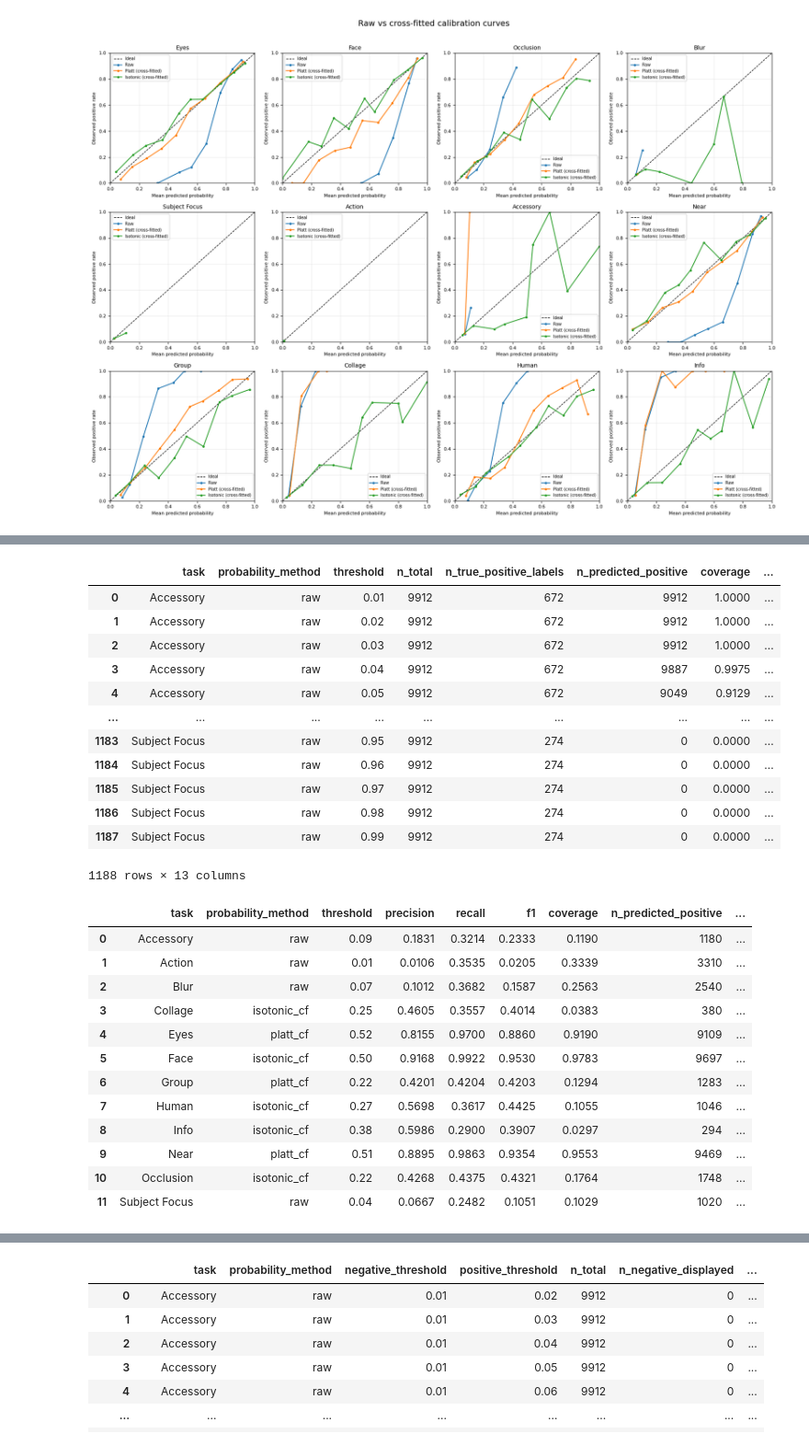
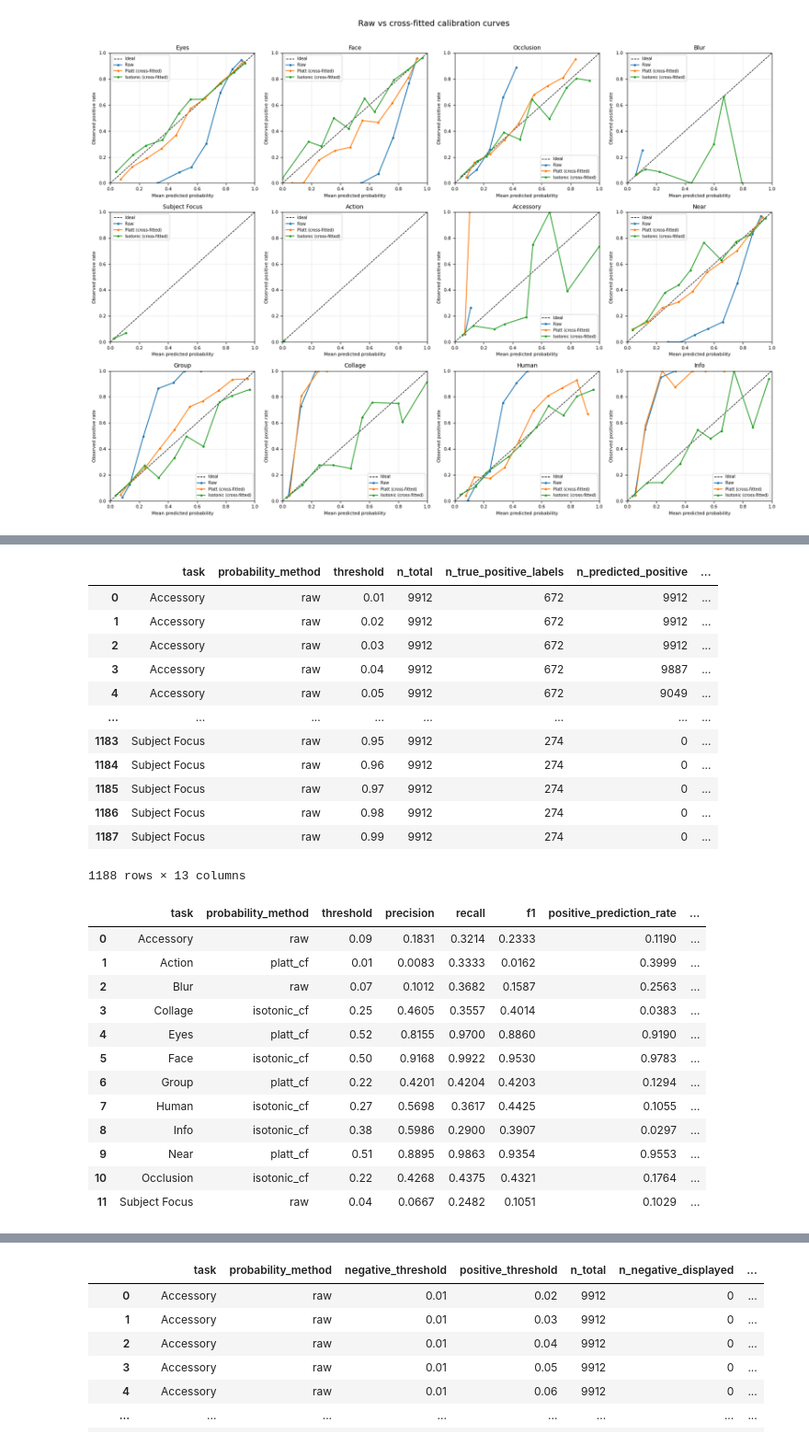
Before and after one commit to GhiasAli17/Petfinder-Pawpularity-Analysis, a Jupyter notebook: extra/exp20_inference_calibration/exp20_inference_feedback_with_calibration.ipynb, the cells around one changed output, grey strips where cells are left out. Shown at 92% size. Drawn from its saved outputs; the diff is of its cells as text; code cells hidden in the pictures.

Commit message:
isotonic fixes

```diff
--- a/extra/exp20_inference_calibration/exp20_inference_feedback_with_calibration.ipynb
+++ b/extra/exp20_inference_calibration/exp20_inference_feedback_with_calibration.ipynb
@@ -210,11 +196,10 @@ def crossfit_calibration(aux_df, tasks, fold_col="fold"):
             if len(test_idx) == 0 or train[y_col].nunique() < 2:
                 continue
 
-            x_train = train[p_col].clip(1e-6, 1 - 1e-6).to_numpy()
+            x_train = train[p_col].to_numpy(dtype=float)
             y_train = train[y_col].astype(int).to_numpy()
-            x_test = out.loc[test_idx, p_col].clip(1e-6, 1 - 1e-6).to_numpy()
-
-            platt = LogisticRegression(solver="lbfgs")
+            x_test = out.loc[test_idx, p_col].to_numpy(dtype=float)
+            platt = LogisticRegression(solver="lbfgs", max_iter=1000)
             platt.fit(x_train.reshape(-1, 1), y_train)
             out.loc[test_idx, f"{task}_prob_platt_cf"] = (
                 platt.predict_proba(x_test.reshape(-1, 1))[:, 1]
@@ -364,7 +349,7 @@ Cross-fitted calibration improved probability quality for most auxiliary heads.
 
 SELECTED_METHODS = {
     "Accessory": "raw",
-    "Action": "raw",
+    "Action": "platt_cf",
     "Blur": "raw",
     "Collage": "isotonic_cf",
     "Eyes": "platt_cf",
@@ -468,9 +425,9 @@ Name: missing_values, dtype: int64
 # ============================================================
 # SECTION 3 — STEP 3A: Threshold sweep on selected probabilities
 #
-# Uses probability sources selected after cross-fitted calibration.
+# Uses probability sources selected(Either Raw/Platt/Isotonic) after cross-fitted calibration.
 # Calculates precision, recall, F1, coverage, and alert counts.
-# Does not select final feedback thresholds yet.
+# It does not select final feedback thresholds yet.
 # ============================================================
 
 import numpy as np
@@ -510,7 +467,7 @@ for task in CALIBRATION_TASKS:
             "n_total": n_total,
             "n_true_positive_labels": int(y_true.sum()),
             "n_predicted_positive": n_predicted_positive,
-            "coverage": n_predicted_positive / n_total,
+            "positive_prediction_rate": n_predicted_positive / n_total,
             "true_positive": n_true_positive,
             "false_positive": n_false_positive,
             "false_negative": n_false_negative,
@@ -539,62 +496,62 @@ threshold_sweep_df = (
 
 display(threshold_sweep_df.round(4))
 # %% [output]
-|  | task | probability_method | threshold | n_total | n_true_positive_labels | n_predicted_positive | coverage | ... |
-| 0 | Accessory | raw | 0.01 | 9912 | 672 | 9912 | 1.0000 | ... |
-| 1 | Accessory | raw | 0.02 | 9912 | 672 | 9912 | 1.0000 | ... |
-| 2 | Accessory | raw | 0.03 | 9912 | 672 | 9912 | 1.0000 | ... |
-| 3 | Accessory | raw | 0.04 | 9912 | 672 | 9887 | 0.9975 | ... |
-| 4 | Accessory | raw | 0.05 | 9912 | 672 | 9049 | 0.9129 | ... |
-| ... | ... | ... | ... | ... | ... | ... | ... | ... |
-| 1183 | Subject Focus | raw | 0.95 | 9912 | 274 | 0 | 0.0000 | ... |
-| 1184 | Subject Focus | raw | 0.96 | 9912 | 274 | 0 | 0.0000 | ... |
-| 1185 | Subject Focus | raw | 0.97 | 9912 | 274 | 0 | 0.0000 | ... |
-| 1186 | Subject Focus | raw | 0.98 | 9912 | 274 | 0 | 0.0000 | ... |
-| 1187 | Subject Focus | raw | 0.99 | 9912 | 274 | 0 | 0.0000 | ... |
+|  | task | probability_method | threshold | n_total | n_true_positive_labels | n_predicted_positive | ... |
+| 0 | Accessory | raw | 0.01 | 9912 | 672 | 9912 | ... |
+| 1 | Accessory | raw | 0.02 | 9912 | 672 | 9912 | ... |
+| 2 | Accessory | raw | 0.03 | 9912 | 672 | 9912 | ... |
+| 3 | Accessory | raw | 0.04 | 9912 | 672 | 9887 | ... |
+| 4 | Accessory | raw | 0.05 | 9912 | 672 | 9049 | ... |
+| ... | ... | ... | ... | ... | ... | ... | ... |
+| 1183 | Subject Focus | raw | 0.95 | 9912 | 274 | 0 | ... |
+| 1184 | Subject Focus | raw | 0.96 | 9912 | 274 | 0 | ... |
+| 1185 | Subject Focus | raw | 0.97 | 9912 | 274 | 0 | ... |
+| 1186 | Subject Focus | raw | 0.98 | 9912 | 274 | 0 | ... |
+| 1187 | Subject Focus | raw | 0.99 | 9912 | 274 | 0 | ... |
 1188 rows × 13 columns
 # %%
-# F1-optimal threshold baseline;
+#Section 3 F1-optimal threshold baseline;
 
 f1_best_thresholds_df = (
     threshold_sweep_df
     .sort_values(
         ["task", "f1", "precision", "threshold"],
         ascending=[True, False, False, False],
     )
     .groupby("task", as_index=False)
     .first()
     .sort_values("task")
     .reset_index(drop=True)
 )
 
 display(
     f1_best_thresholds_df[
         [
             "task",
             "probability_method",
             "threshold",
             "precision",
             "recall",
             "f1",
-            "coverage",
+            "positive_prediction_rate",
             "n_predicted_positive",
             "true_positive",
             "false_positive",
         ]
     ].round(4)
 )
 # %% [output]
-|  | task | probability_method | threshold | precision | recall | f1 | coverage | n_predicted_positive | ... |
-| 0 | Accessory | raw | 0.09 | 0.1831 | 0.3214 | 0.2333 | 0.1190 | 1180 | ... |
-| 1 | Action | raw | 0.01 | 0.0106 | 0.3535 | 0.0205 | 0.3339 | 3310 | ... |
-| 2 | Blur | raw | 0.07 | 0.1012 | 0.3682 | 0.1587 | 0.2563 | 2540 | ... |
-| 3 | Collage | isotonic_cf | 0.25 | 0.4605 | 0.3557 | 0.4014 | 0.0383 | 380 | ... |
-| 4 | Eyes | platt_cf | 0.52 | 0.8155 | 0.9700 | 0.8860 | 0.9190 | 9109 | ... |
-| 5 | Face | isotonic_cf | 0.50 | 0.9168 | 0.9922 | 0.9530 | 0.9783 | 9697 | ... |
-| 6 | Group | platt_cf | 0.22 | 0.4201 | 0.4204 | 0.4203 | 0.1294 | 1283 | ... |
-| 7 | Human | isotonic_cf | 0.27 | 0.5698 | 0.3617 | 0.4425 | 0.1055 | 1046 | ... |
-| 8 | Info | isotonic_cf | 0.38 | 0.5986 | 0.2900 | 0.3907 | 0.0297 | 294 | ... |
-| 9 | Near | platt_cf | 0.51 | 0.8895 | 0.9863 | 0.9354 | 0.9553 | 9469 | ... |
-| 10 | Occlusion | isotonic_cf | 0.22 | 0.4268 | 0.4375 | 0.4321 | 0.1764 | 1748 | ... |
-| 11 | Subject Focus | raw | 0.04 | 0.0667 | 0.2482 | 0.1051 | 0.1029 | 1020 | ... |
+|  | task | probability_method | threshold | precision | recall | f1 | positive_prediction_rate | ... |
+| 0 | Accessory | raw | 0.09 | 0.1831 | 0.3214 | 0.2333 | 0.1190 | ... |
+| 1 | Action | platt_cf | 0.01 | 0.0083 | 0.3333 | 0.0162 | 0.3999 | ... |
+| 2 | Blur | raw | 0.07 | 0.1012 | 0.3682 | 0.1587 | 0.2563 | ... |
+| 3 | Collage | isotonic_cf | 0.25 | 0.4605 | 0.3557 | 0.4014 | 0.0383 | ... |
+| 4 | Eyes | platt_cf | 0.52 | 0.8155 | 0.9700 | 0.8860 | 0.9190 | ... |
+| 5 | Face | isotonic_cf | 0.50 | 0.9168 | 0.9922 | 0.9530 | 0.9783 | ... |
+| 6 | Group | platt_cf | 0.22 | 0.4201 | 0.4204 | 0.4203 | 0.1294 | ... |
+| 7 | Human | isotonic_cf | 0.27 | 0.5698 | 0.3617 | 0.4425 | 0.1055 | ... |
+| 8 | Info | isotonic_cf | 0.38 | 0.5986 | 0.2900 | 0.3907 | 0.0297 | ... |
+| 9 | Near | platt_cf | 0.51 | 0.8895 | 0.9863 | 0.9354 | 0.9553 | ... |
+| 10 | Occlusion | isotonic_cf | 0.22 | 0.4268 | 0.4375 | 0.4321 | 0.1764 | ... |
+| 11 | Subject Focus | raw | 0.04 | 0.0667 | 0.2482 | 0.1051 | 0.1029 | ... |
 # %% [markdown]
```
Also changed, not shown: parts of 5 cells of this notebook.
